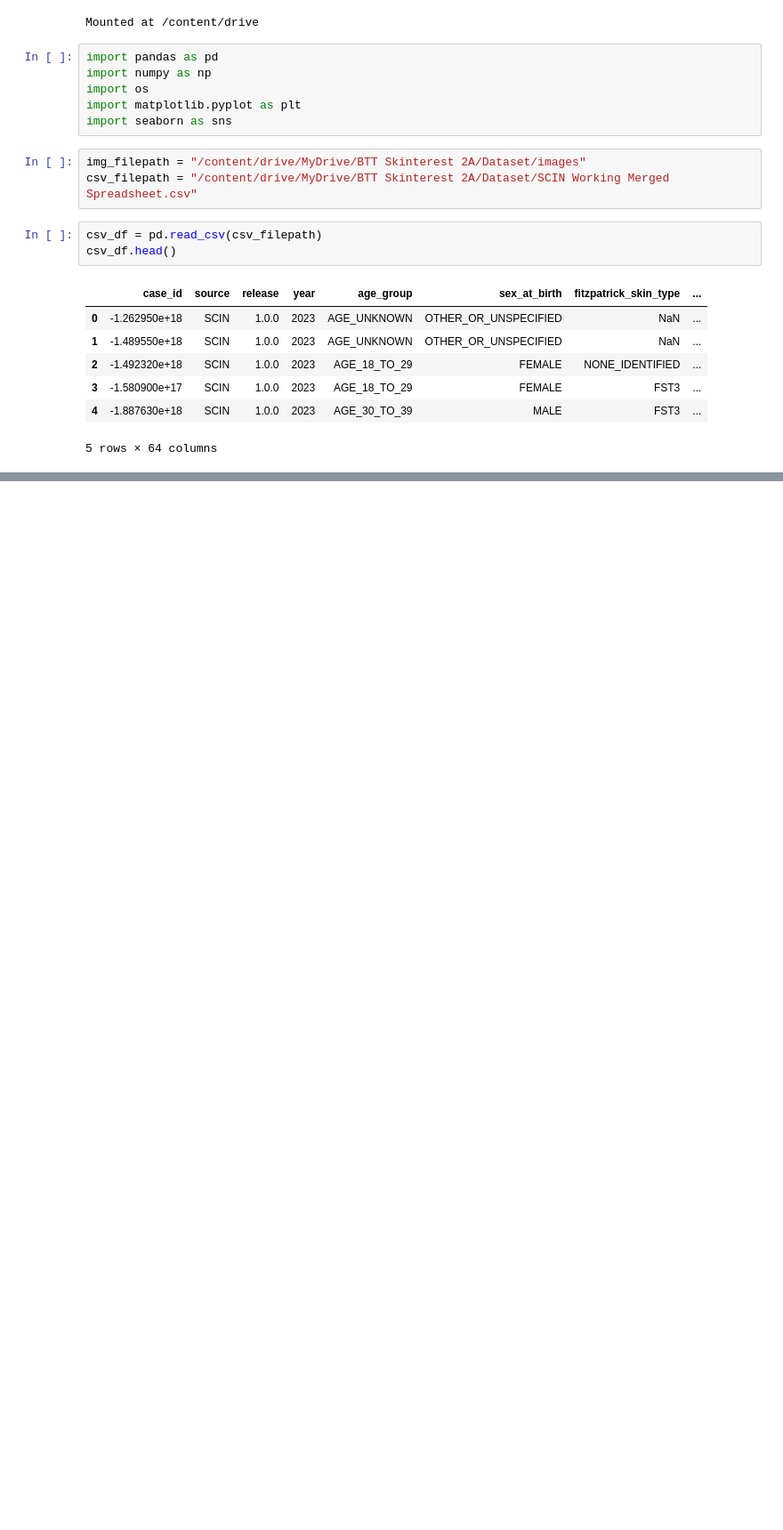
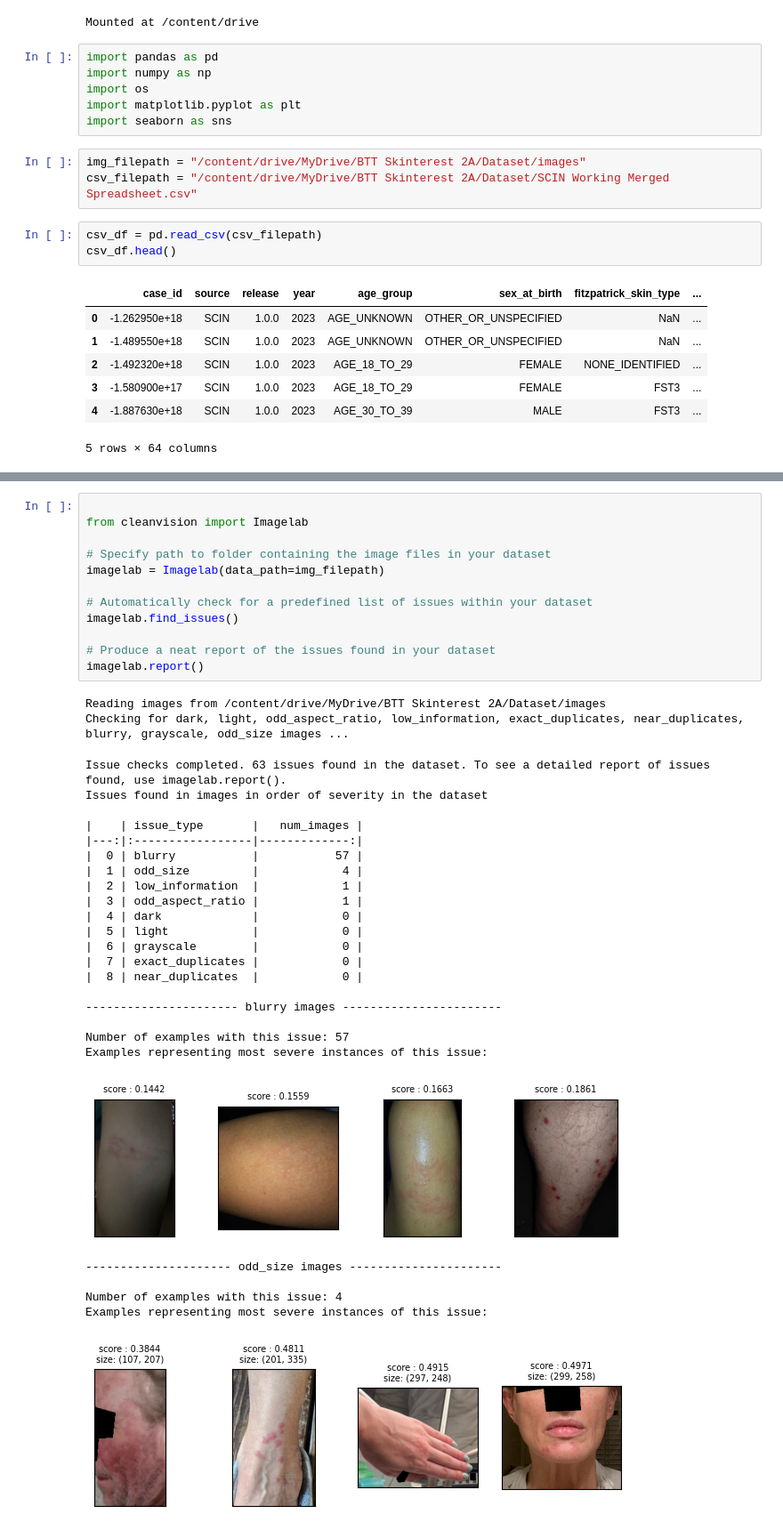
Before and after one commit to nbm016/multimodal_skin_condition_classification_skinterest_tech_2a, a Jupyter notebook: Skinterest_Tech_2A_Coding_1.ipynb, the cells around one changed output, grey strips where cells are left out. Shown at 89% size. Saved outputs shown, nothing was run; the diff lists cells and outputs as text; blank space fills up the shorter version.

Commit message:
image dataset analysis

```diff
--- a/Skinterest_Tech_2A_Coding_1.ipynb
+++ b/Skinterest_Tech_2A_Coding_1.ipynb
@@ -25,0 +122,40 @@ csv_df.head()
+# %%
+
+from cleanvision import Imagelab
+
+# Specify path to folder containing the image files in your dataset
+imagelab = Imagelab(data_path=img_filepath)
+
+# Automatically check for a predefined list of issues within your dataset
+imagelab.find_issues()
+
+# Produce a neat report of the issues found in your dataset
+imagelab.report()
+# %% [output]
+Reading images from /content/drive/MyDrive/BTT Skinterest 2A/Dataset/images
+Checking for dark, light, odd_aspect_ratio, low_information, exact_duplicates, near_duplicates, blurry, grayscale, odd_size images ...
+Issue checks completed. 63 issues found in the dataset. To see a detailed report of issues found, use imagelab.report().
+Issues found in images in order of severity in the dataset
+
+|    | issue_type       |   num_images |
+|---:|:-----------------|-------------:|
+|  0 | blurry           |           57 |
+|  1 | odd_size         |            4 |
+|  2 | low_information  |            1 |
+|  3 | odd_aspect_ratio |            1 |
+|  4 | dark             |            0 |
+|  5 | light            |            0 |
+|  6 | grayscale        |            0 |
+|  7 | exact_duplicates |            0 |
+|  8 | near_duplicates  |            0 |
+
+---------------------- blurry images -----------------------
+
+Number of examples with this issue: 57
+Examples representing most severe instances of this issue:
+[figure, added]
+--------------------- odd_size images ----------------------
+
+Number of examples with this issue: 4
+Examples representing most severe instances of this issue:
+[figure, added]
```
Also changed, not shown: parts of 16 cells of this notebook.
